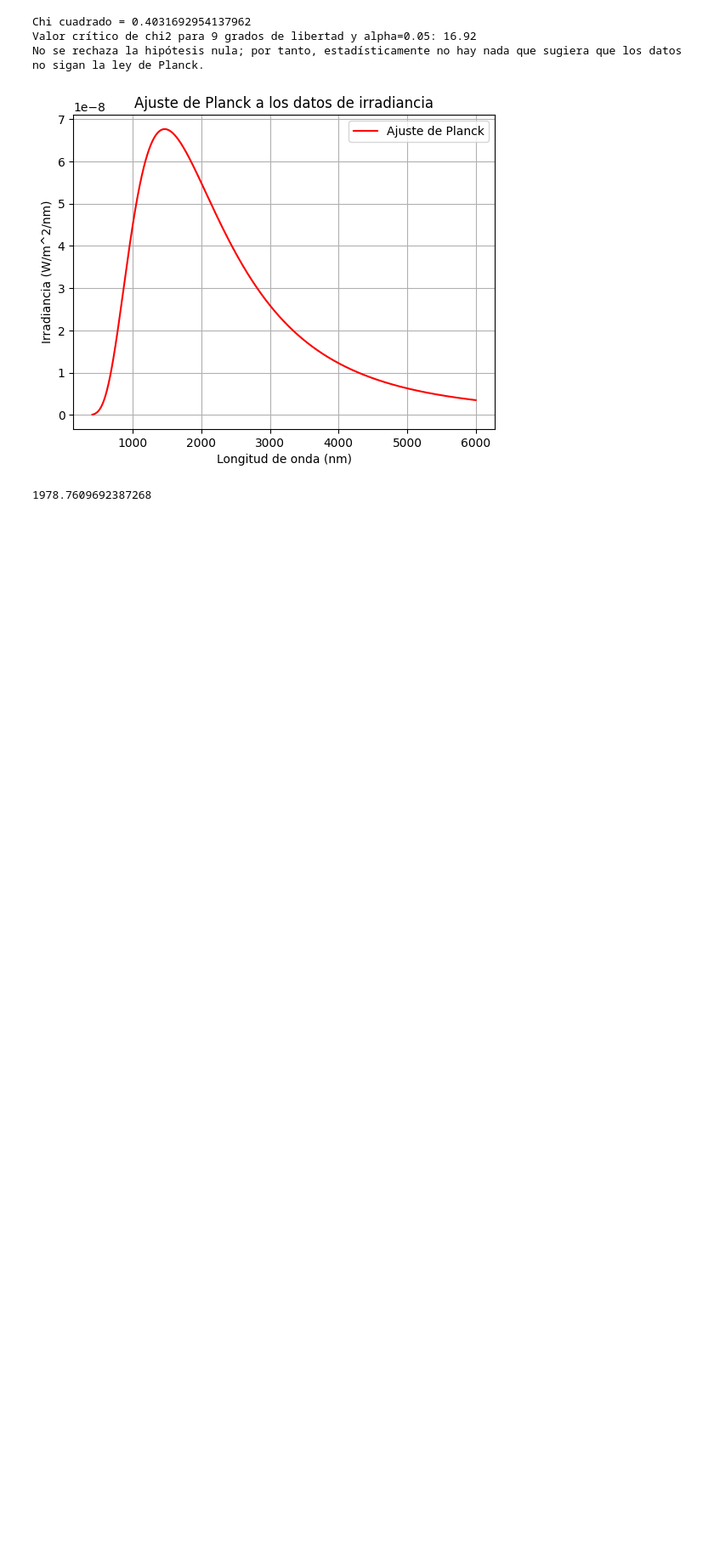
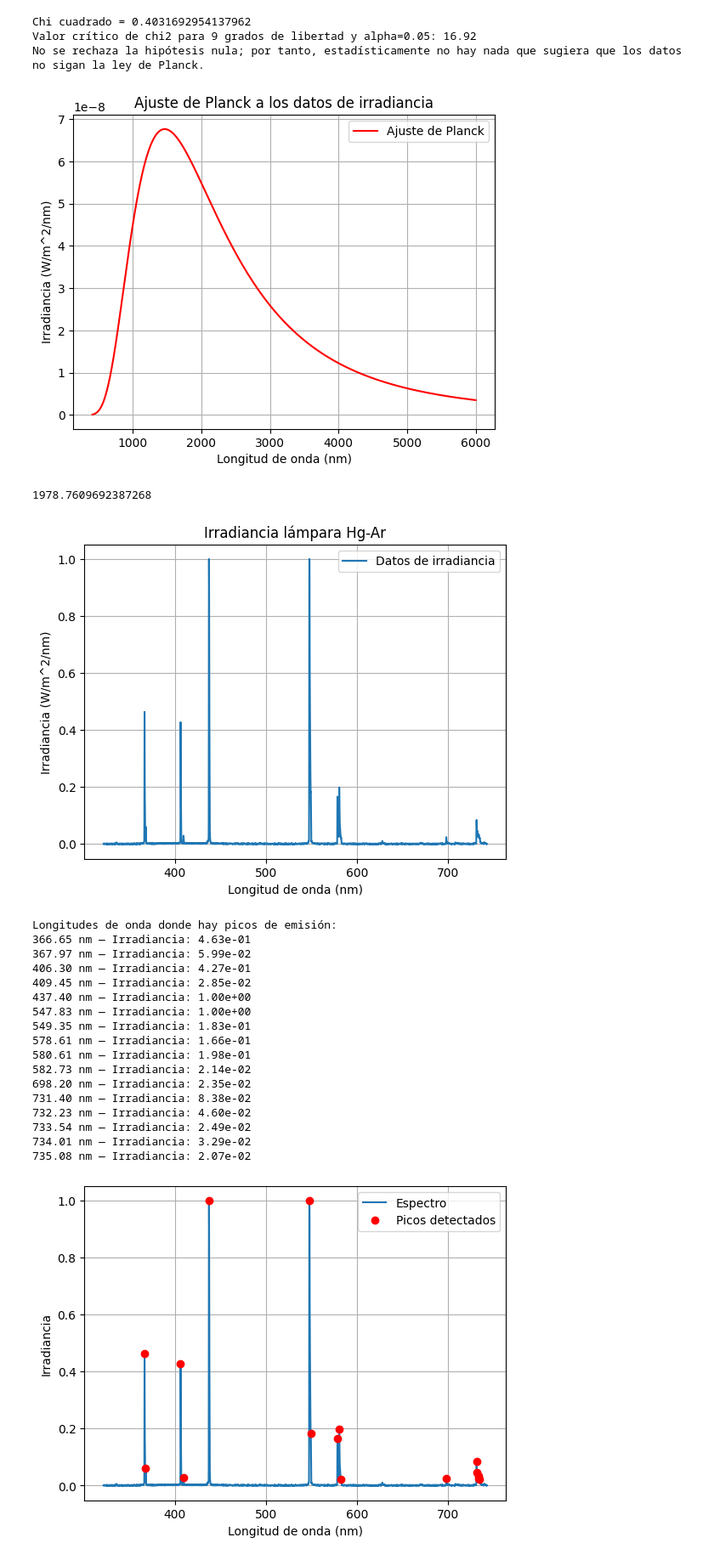
Before and after one commit to JosetoCa/Experimental-IV, a Jupyter notebook: Planck/Untitled-1.ipynb, the cells around one changed output. Shown at 85% size. Cells and saved outputs as stored; diff of their text form; code cells hidden in the pictures; blank space fills up the shorter version.

```diff
--- a/Planck/Untitled-1.ipynb
+++ b/Planck/Untitled-1.ipynb
@@ -138,3 +138,56 @@ print(temperatura)
 # %% [output]
 [figure]
 1978.7609692387268
+# %%
+from scipy.signal import find_peaks
+df_hg_ar = pd.read_csv("Hg_Ar.csv", skiprows=33, header=None, sep=';' , names=['wavelength', 'espectral_radiance'])
+radiancia_hg_ar = df_hg_ar.iloc[:-1,1].values
+
+
+plt.plot(longitud_onda, radiancia_hg_ar, label='Datos de irradiancia')
+plt.xlabel('Longitud de onda (nm)')
+plt.ylabel('Irradiancia (W/m^2/nm)')
+plt.title('Irradiancia lámpara Hg-Ar')
+plt.legend()
+plt.grid()
+plt.show()
+
+
+indices_picos, _ = find_peaks(radiancia_hg_ar, height=0.02)
+
+longitudes_pico = longitud_onda[indices_picos]
+irradiancia_pico = radiancia_hg_ar[indices_picos]
+
+# Paso 3: mostrar resultados
+print("Longitudes de onda donde hay picos de emisión:")
+for wl, ir in zip(longitudes_pico, irradiancia_pico):
+    print(f"{wl:.2f} nm — Irradiancia: {ir:.2e}")
+
+# Gráfica
+plt.plot(longitud_onda, radiancia_hg_ar, label="Espectro")
+plt.plot(longitudes_pico, irradiancia_pico, 'ro', label="Picos detectados")
+plt.xlabel("Longitud de onda (nm)")
+plt.ylabel("Irradiancia")
+plt.legend()
+plt.grid(True)
+plt.show()
+# %% [output]
+[figure, added]
+Longitudes de onda donde hay picos de emisión:
+366.65 nm — Irradiancia: 4.63e-01
+367.97 nm — Irradiancia: 5.99e-02
+406.30 nm — Irradiancia: 4.27e-01
+409.45 nm — Irradiancia: 2.85e-02
+437.40 nm — Irradiancia: 1.00e+00
+547.83 nm — Irradiancia: 1.00e+00
+549.35 nm — Irradiancia: 1.83e-01
+578.61 nm — Irradiancia: 1.66e-01
+580.61 nm — Irradiancia: 1.98e-01
+582.73 nm — Irradiancia: 2.14e-02
+698.20 nm — Irradiancia: 2.35e-02
+731.40 nm — Irradiancia: 8.38e-02
+732.23 nm — Irradiancia: 4.60e-02
+733.54 nm — Irradiancia: 2.49e-02
+734.01 nm — Irradiancia: 3.29e-02
+735.08 nm — Irradiancia: 2.07e-02
+[figure, added]
```
Also changed, not shown: parts of 1 cell of this notebook.
